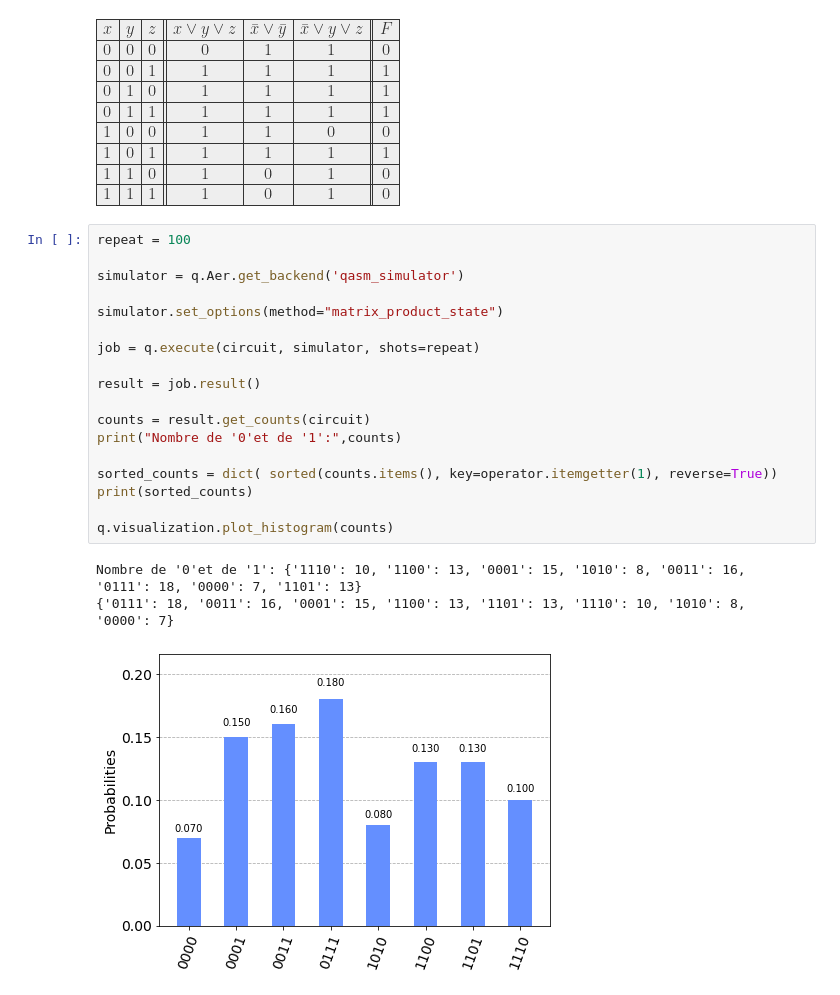
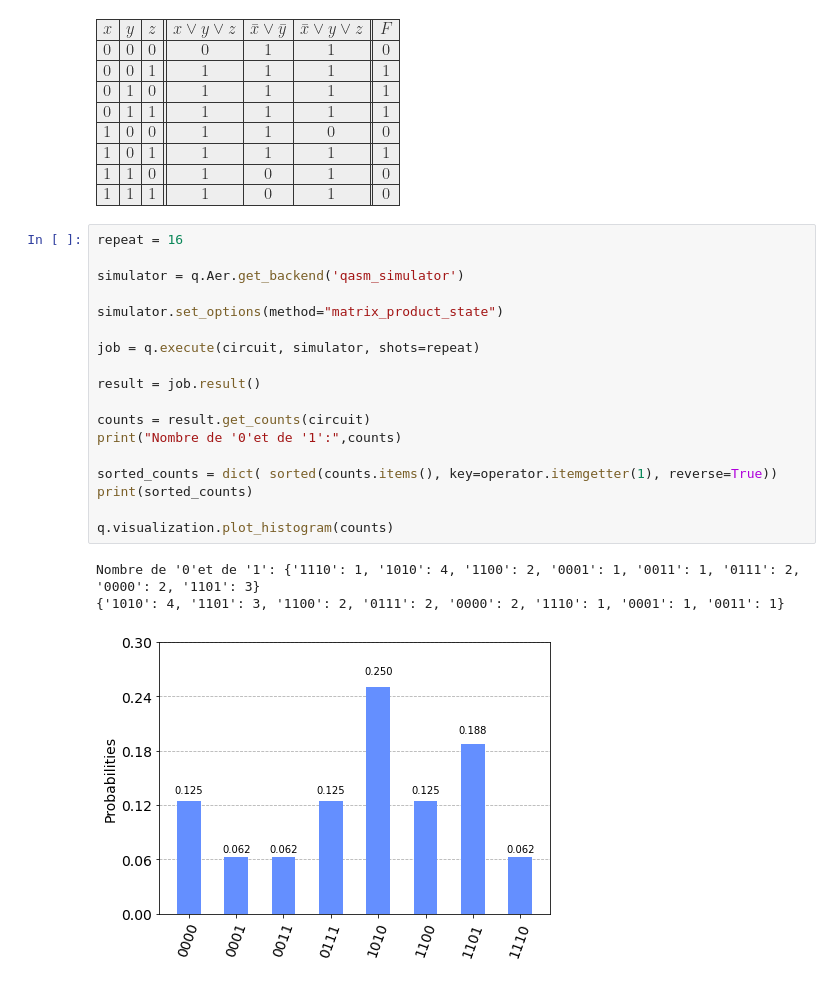
Before and after one commit to tygerlord/le-probleme-sat, a Jupyter notebook: testq9.ipynb, the cells around one changed output. Drawn from its saved outputs; the diff is of its cells as text.

```diff
--- a/testq9.ipynb
+++ b/testq9.ipynb
@@ -79,27 +79,27 @@ Table de vérité de F, résultat attendu.
 
 ![sat-sol.png](embedded-picture-1)
 # %%
-repeat = 100
+repeat = 16
 
 simulator = q.Aer.get_backend('qasm_simulator')
 
 simulator.set_options(method="matrix_product_state")
 
 job = q.execute(circuit, simulator, shots=repeat)
 
 result = job.result()
 
 counts = result.get_counts(circuit)
 print("Nombre de '0'et de '1':",counts)
 
 sorted_counts = dict( sorted(counts.items(), key=operator.itemgetter(1), reverse=True))
 print(sorted_counts)
 
 q.visualization.plot_histogram(counts)
 # %% [output]
-Nombre de '0'et de '1': {'1110': 10, '1100': 13, '0001': 15, '1010': 8, '0011': 16, '0111': 18, '0000': 7, '1101': 13}
-{'0111': 18, '0011': 16, '0001': 15, '1100': 13, '1101': 13, '1110': 10, '1010': 8, '0000': 7}
+Nombre de '0'et de '1': {'1110': 1, '1010': 4, '1100': 2, '0001': 1, '0011': 1, '0111': 2, '0000': 2, '1101': 3}
+{'1010': 4, '1101': 3, '1100': 2, '0111': 2, '0000': 2, '1110': 1, '0001': 1, '0011': 1}
-[figure, old version]
+[figure, new version]
 # %% [markdown]
 Le 4ième bit indique le résultat de F pour les valeurs des 3 premiers bits
 
```
Also changed, not shown: parts of 3 cells of this notebook.
